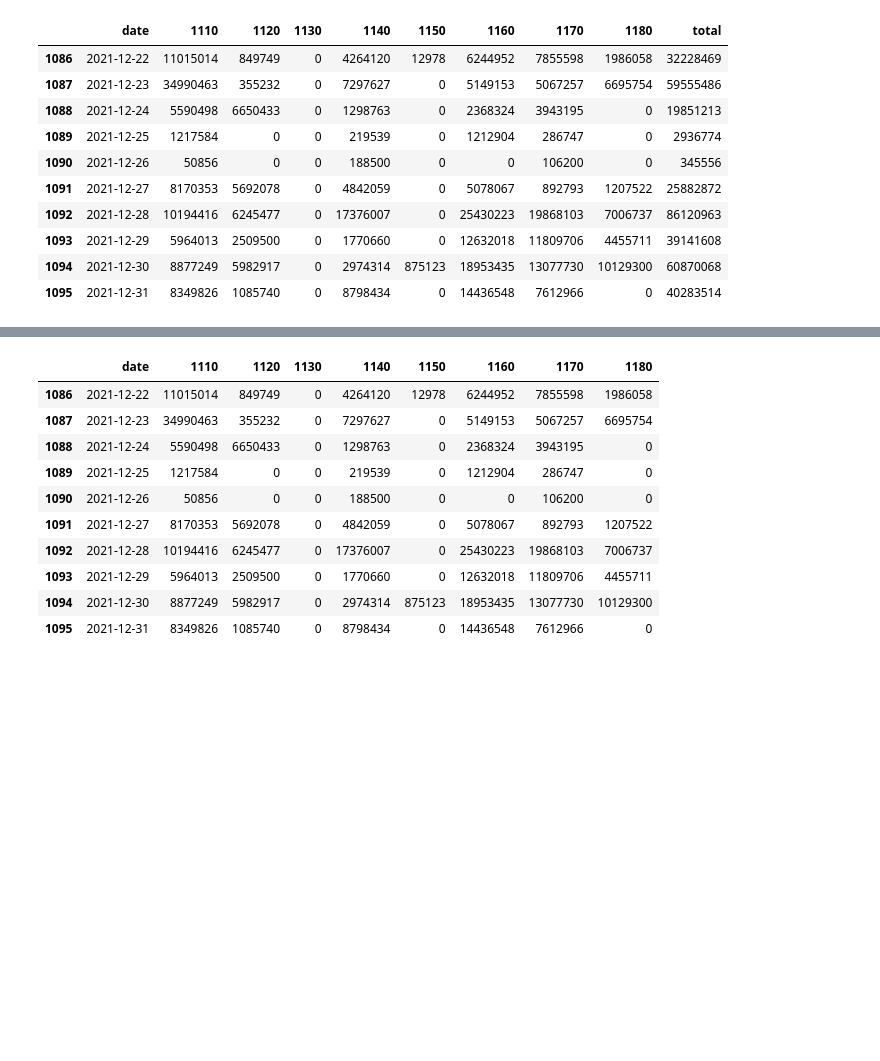
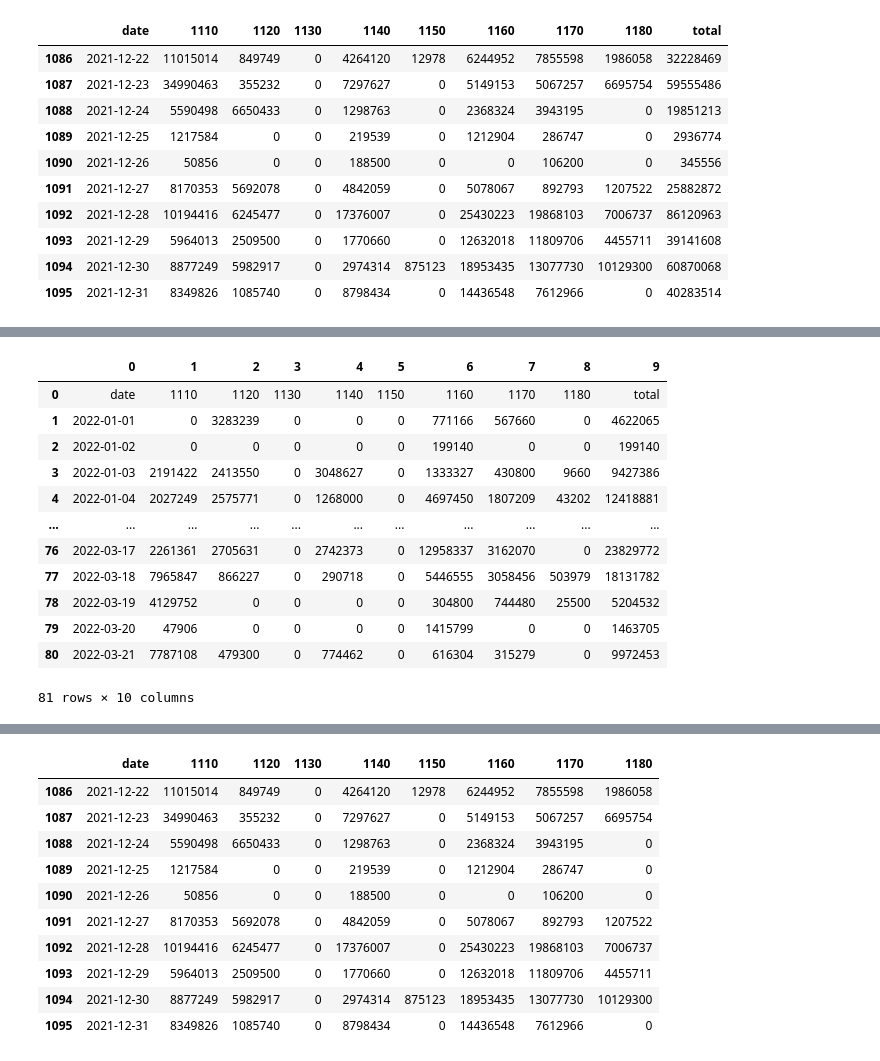
Before and after one commit to parkyw2/keggle, a Jupyter notebook: 기재품_수선비_공장별.ipynb, the cells around one changed output, grey strips where cells are left out. Cells and saved outputs as stored; diff of their text form; code cells hidden in the pictures; blank space fills up the shorter version.

Commit message:
Colaboratory를 통해 생성됨

```diff
--- a/기재품_수선비_공장별.ipynb
+++ b/기재품_수선비_공장별.ipynb
@@ -41,0 +42,17 @@ df2 = df.loc[:, ['1110', '1120', '1130', '1140', '1150', '1160', '1170', '1180']
+# %%
+!pip install --upgrade gspread
+from google.colab import auth
+auth.authenticate_user()
+
+import gspread
+from oauth2client.client import GoogleCredentials
+
+gc = gspread.authorize(GoogleCredentials.get_application_default())
+
+worksheet = gc.open('수선비_기재품_20220321').sheet1
+
+rows = worksheet.get_all_values()
+print(rows)
+
+pd.DataFrame.from_records(rows)
+# %% [output]
@@ -41,0 +76,13 @@ df2 = df.loc[:, ['1110', '1120', '1130', '1140', '1150', '1160', '1170', '1180']
+|  | 0 | 1 | 2 | 3 | 4 | 5 | 6 | 7 | 8 | 9 |
+| 0 | date | 1110 | 1120 | 1130 | 1140 | 1150 | 1160 | 1170 | 1180 | total |
+| 1 | 2022-01-01 | 0 | 3283239 | 0 | 0 | 0 | 771166 | 567660 | 0 | 4622065 |
+| 2 | 2022-01-02 | 0 | 0 | 0 | 0 | 0 | 199140 | 0 | 0 | 199140 |
+| 3 | 2022-01-03 | 2191422 | 2413550 | 0 | 3048627 | 0 | 1333327 | 430800 | 9660 | 9427386 |
+| 4 | 2022-01-04 | 2027249 | 2575771 | 0 | 1268000 | 0 | 4697450 | 1807209 | 43202 | 12418881 |
+| ... | ... | ... | ... | ... | ... | ... | ... | ... | ... | ... |
+| 76 | 2022-03-17 | 2261361 | 2705631 | 0 | 2742373 | 0 | 12958337 | 3162070 | 0 | 23829772 |
+| 77 | 2022-03-18 | 7965847 | 866227 | 0 | 290718 | 0 | 5446555 | 3058456 | 503979 | 18131782 |
+| 78 | 2022-03-19 | 4129752 | 0 | 0 | 0 | 0 | 304800 | 744480 | 25500 | 5204532 |
+| 79 | 2022-03-20 | 47906 | 0 | 0 | 0 | 0 | 1415799 | 0 | 0 | 1463705 |
+| 80 | 2022-03-21 | 7787108 | 479300 | 0 | 774462 | 0 | 616304 | 315279 | 0 | 9972453 |
+81 rows × 10 columns
```
Also changed, not shown: parts of 17 cells of this notebook.
